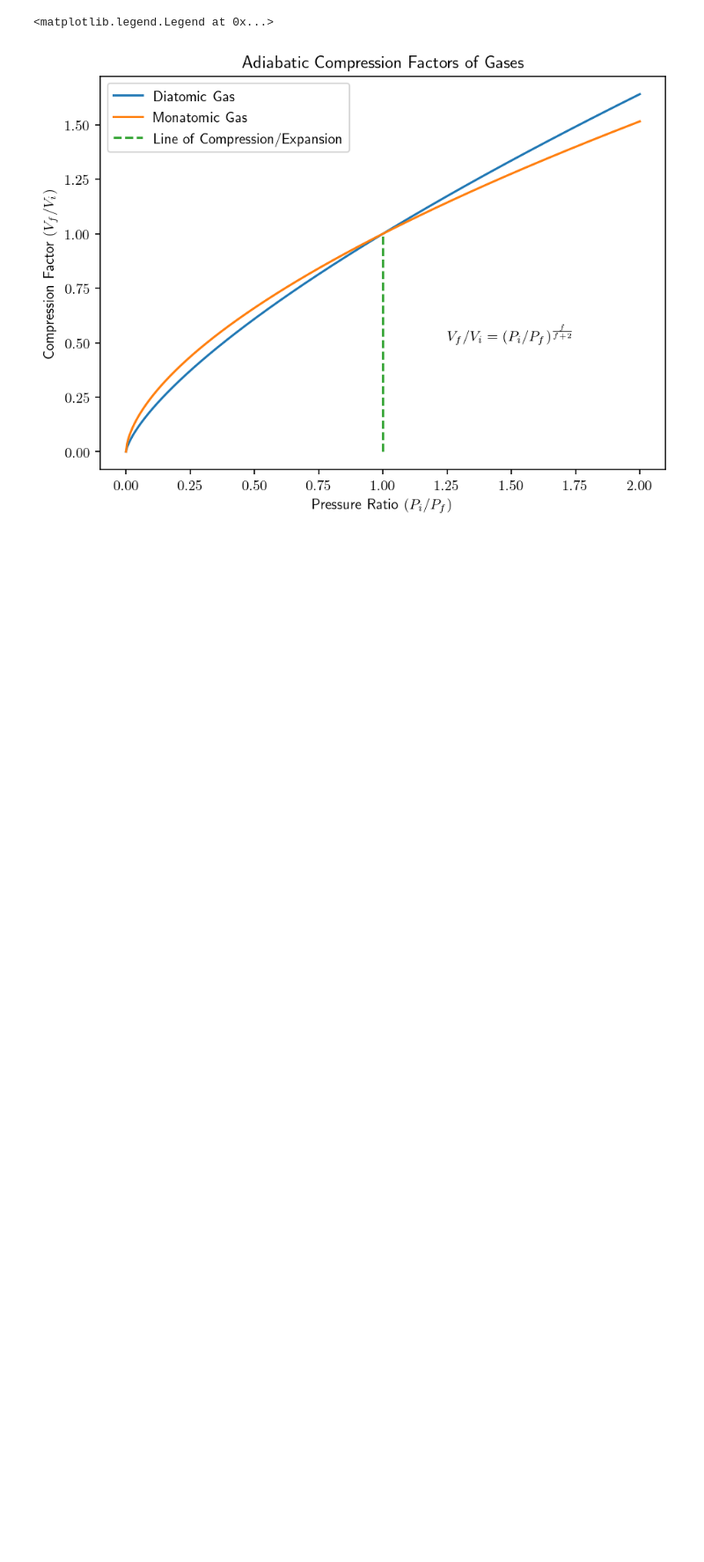
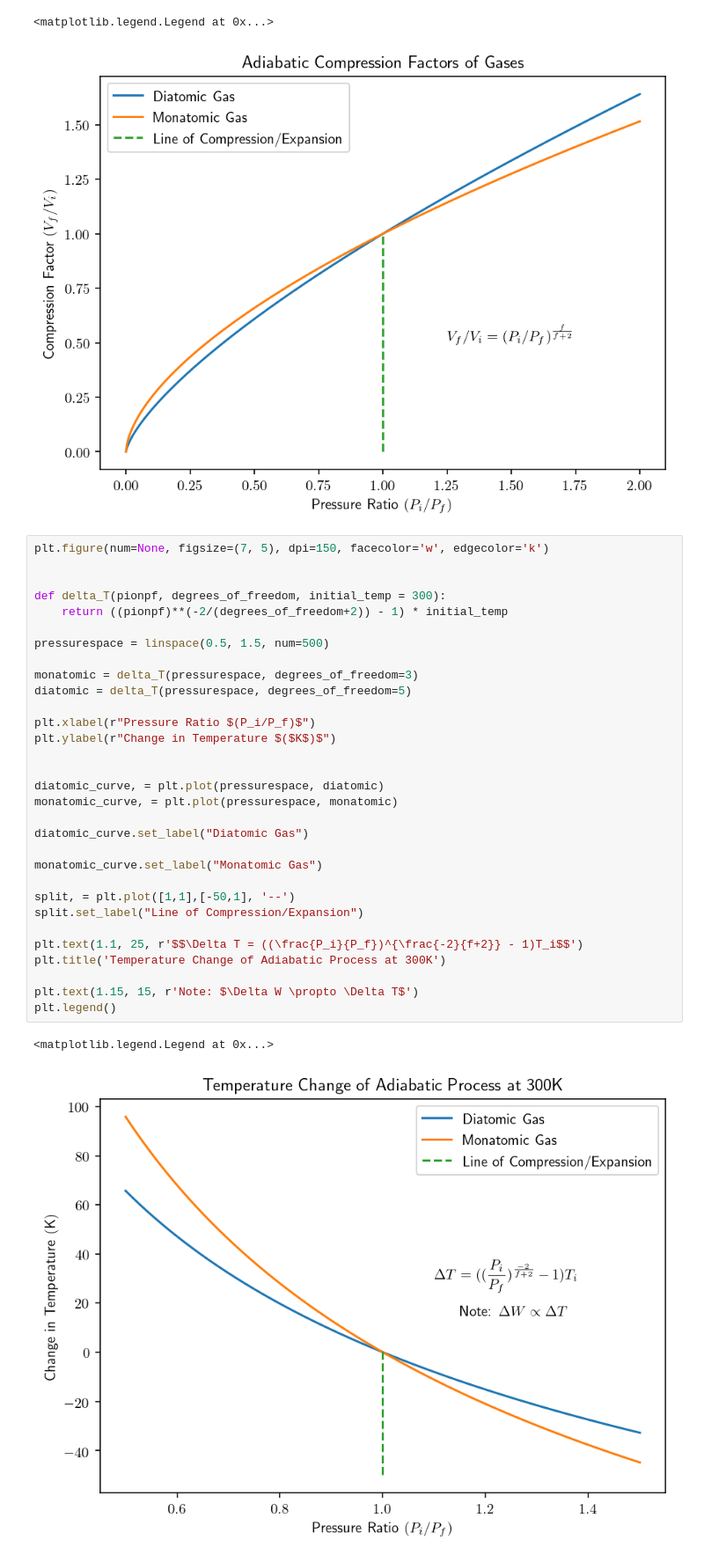
Before and after one commit to lachstr/physics_animations, a Jupyter notebook: Adiabatic-Process.ipynb, the cells around one changed output. Shown: that part at 88% size. Cells and saved outputs as stored; diff of their text form; blank space fills up the shorter version.

Commit message:
adiabats

```diff
--- a/Adiabatic-Process.ipynb
+++ b/Adiabatic-Process.ipynb
@@ -35,3 +35,37 @@ plt.legend()
 # %% [output]
 <matplotlib.legend.Legend at 0x...>
 [figure]
+# %%
+plt.figure(num=None, figsize=(7, 5), dpi=150, facecolor='w', edgecolor='k')
+
+
+def delta_T(pionpf, degrees_of_freedom, initial_temp = 300):
+    return ((pionpf)**(-2/(degrees_of_freedom+2)) - 1) * initial_temp
+
+pressurespace = linspace(0.5, 1.5, num=500)
+
+monatomic = delta_T(pressurespace, degrees_of_freedom=3)
+diatomic = delta_T(pressurespace, degrees_of_freedom=5)
+
+plt.xlabel(r"Pressure Ratio $(P_i/P_f)$")
+plt.ylabel(r"Change in Temperature $($K$)$")
+
+
+diatomic_curve, = plt.plot(pressurespace, diatomic)
+monatomic_curve, = plt.plot(pressurespace, monatomic)
+
+diatomic_curve.set_label("Diatomic Gas")
+
+monatomic_curve.set_label("Monatomic Gas")
+
+split, = plt.plot([1,1],[-50,1], '--')
+split.set_label("Line of Compression/Expansion")
+
+plt.text(1.1, 25, r'$$\Delta T = ((\frac{P_i}{P_f})^{\frac{-2}{f+2}} - 1)T_i$$')
+plt.title('Temperature Change of Adiabatic Process at 300K')
+
+plt.text(1.15, 15, r'Note: $\Delta W \propto \Delta T$')
+plt.legend()
+# %% [output]
+<matplotlib.legend.Legend at 0x...>
+[figure, added]
```
